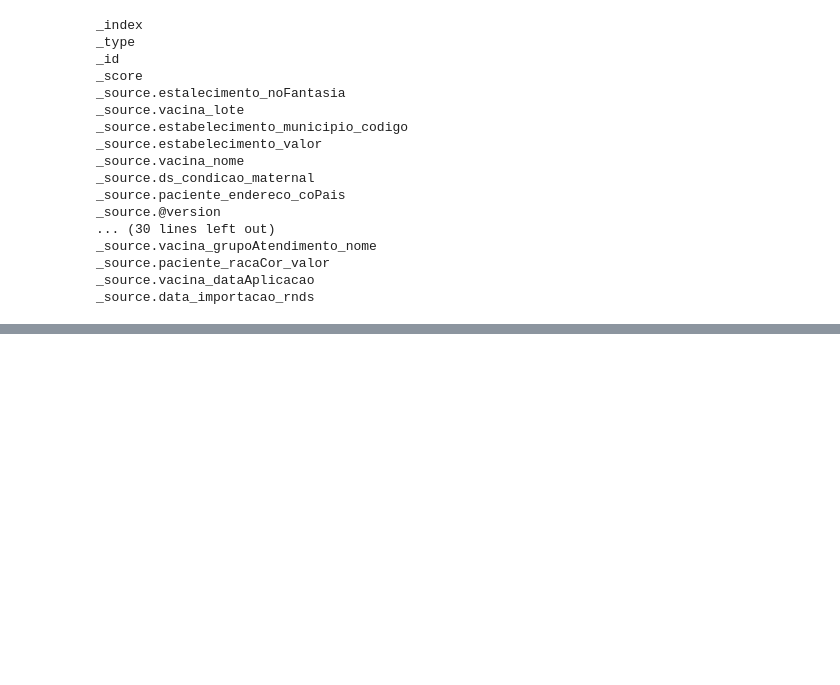
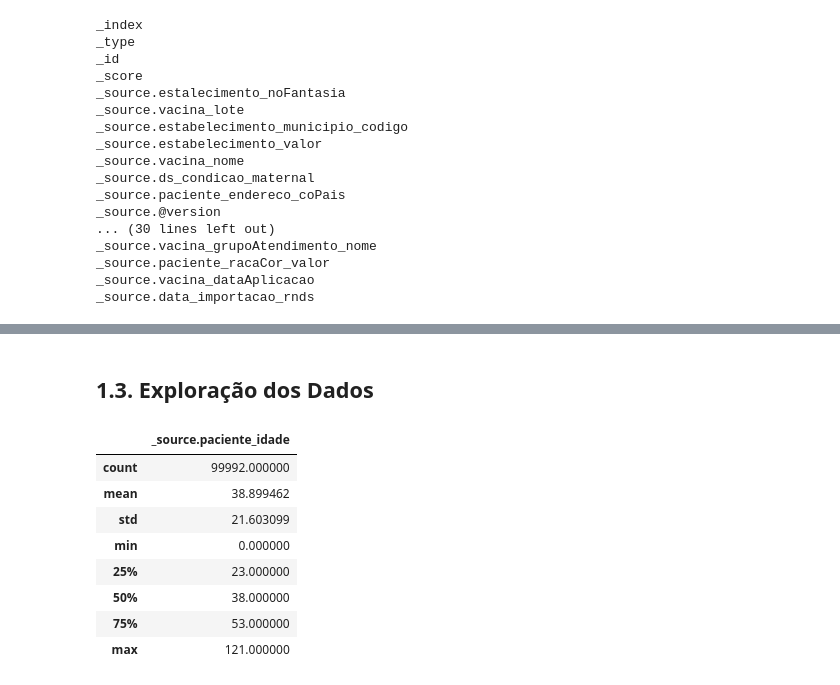
Before and after one commit to gfmattos/mp_covid_analysis, a Jupyter notebook: notebooks/requestAPI_test.ipynb, the cells around one changed output, grey strips where cells are left out. Saved outputs shown, nothing was run; the diff lists cells and outputs as text; code cells hidden in the pictures; blank space fills up the shorter version.

```diff
--- a/notebooks/requestAPI_test.ipynb
+++ b/notebooks/requestAPI_test.ipynb
@@ -239,0 +342,14 @@ columns_toRemove
+# %% [markdown]
+## 1.3. Exploração dos Dados
+# %%
+df_vacRed.describe()
+# %% [output]
+|  | _source.paciente_idade |
+| count | 99992.000000 |
+| mean | 38.899462 |
+| std | 21.603099 |
+| min | 0.000000 |
+| 25% | 23.000000 |
+| 50% | 38.000000 |
+| 75% | 53.000000 |
+| max | 121.000000 |
```
Also changed, not shown: parts of 19 cells of this notebook, 1 other file.
